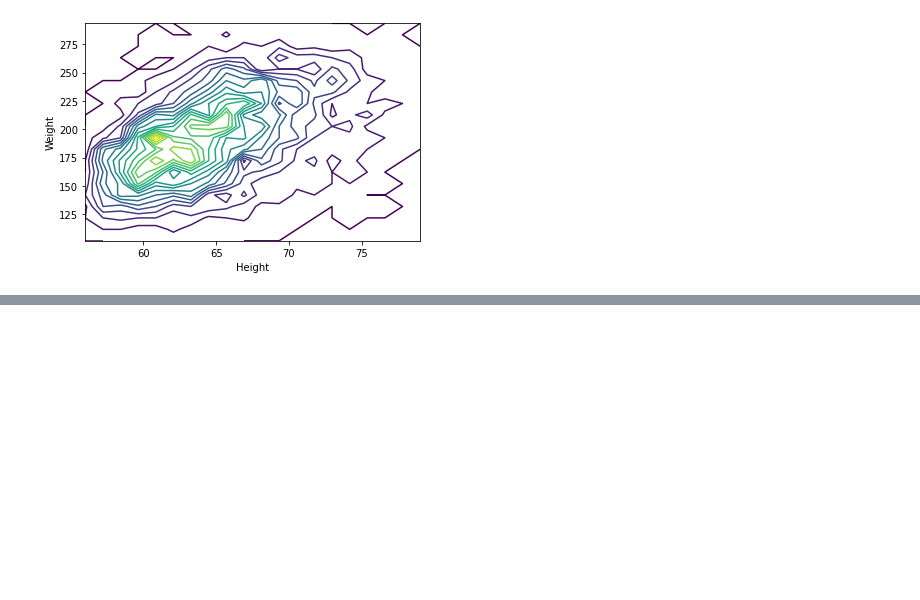
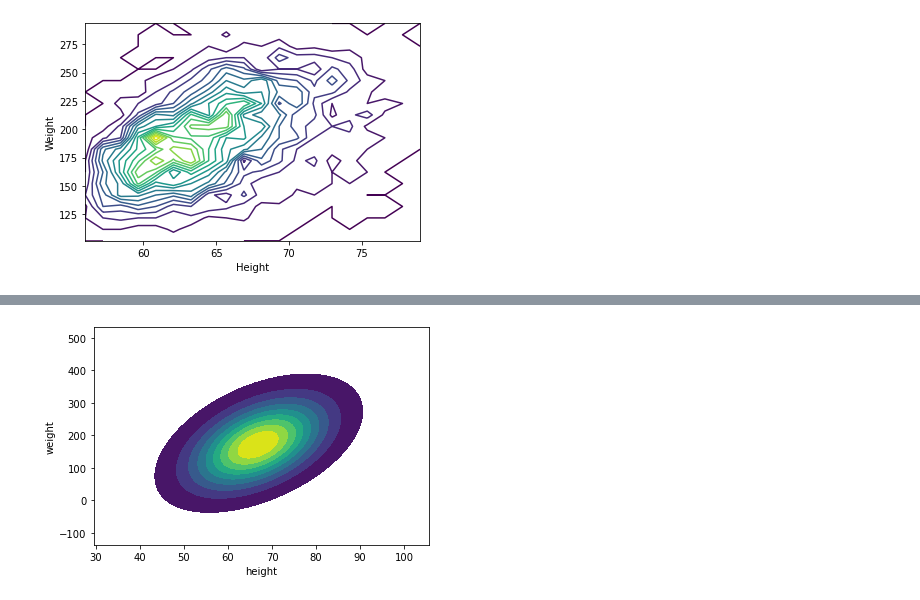
Before and after one commit to sakib4535/statistical_analysis_basics, a Jupyter notebook: N - Dimension (Plots and Hist).ipynb, the cells around one changed output, grey strips where cells are left out. Saved outputs shown, nothing was run; the diff lists cells and outputs as text; code cells hidden in the pictures; blank space fills up the shorter version.

```diff
--- a/N - Dimension (Plots and Hist).ipynb
+++ b/N - Dimension (Plots and Hist).ipynb
@@ -122,0 +133,4 @@ Text(0, 0.5, 'Weight')
+# %%
+sb.kdeplot(df2["height"], df2["weight"], cmap="viridis", bw=2, shade=True);
+# %% [output]
+[figure, added]
```
Also changed, not shown: parts of 2 cells of this notebook.
